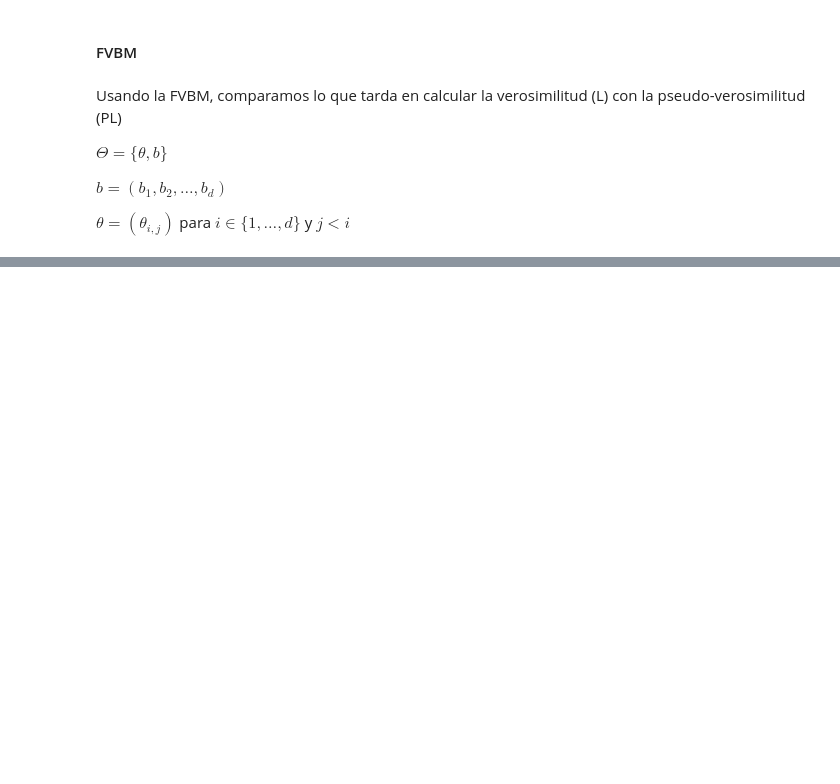
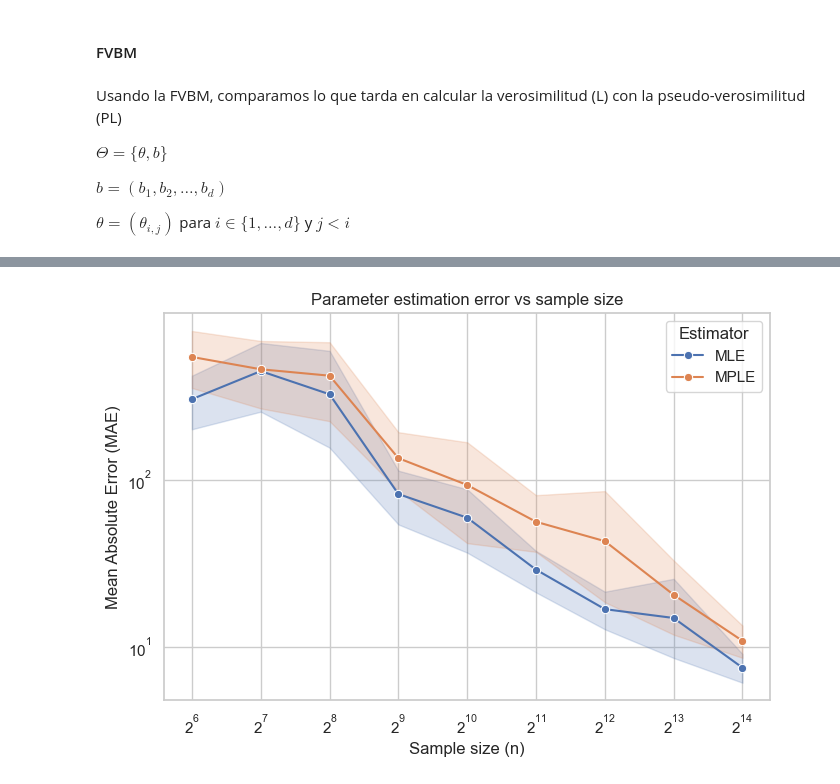
Before and after one commit to dmkla10/tesis, a Jupyter notebook: main.ipynb, the cells around one changed output, grey strips where cells are left out. Drawn from its saved outputs; the diff is of its cells as text; code cells hidden in the pictures; blank space fills up the shorter version.

```diff
--- a/main.ipynb
+++ b/main.ipynb
@@ -222,0 +336,29 @@ plt.show()
+# %%
+import pandas as pd
+
+import seaborn as sns
+import matplotlib.pyplot as plt
+
+df_fvbr_nf = pd.read_csv("results/MLEvMPLE/fvbr_nf.csv")
+sns.set_theme(style="whitegrid")
+
+plt.figure(figsize=(7,5))
+sns.lineplot(
+    data=df_fvbr_nf,
+    x="n",
+    y="MAE",
+    hue="Estimator",
+    marker="o"
+)
+
+plt.xscale("log", base=2)
+plt.yscale("log")
+
+plt.xlabel("Sample size (n)")
+plt.ylabel("Mean Absolute Error (MAE)")
+plt.title("Parameter estimation error vs sample size")
+
+plt.tight_layout()
+plt.show()
+# %% [output]
+[figure, added]
```
Also changed, not shown: parts of 14 cells of this notebook, 6 other files.
